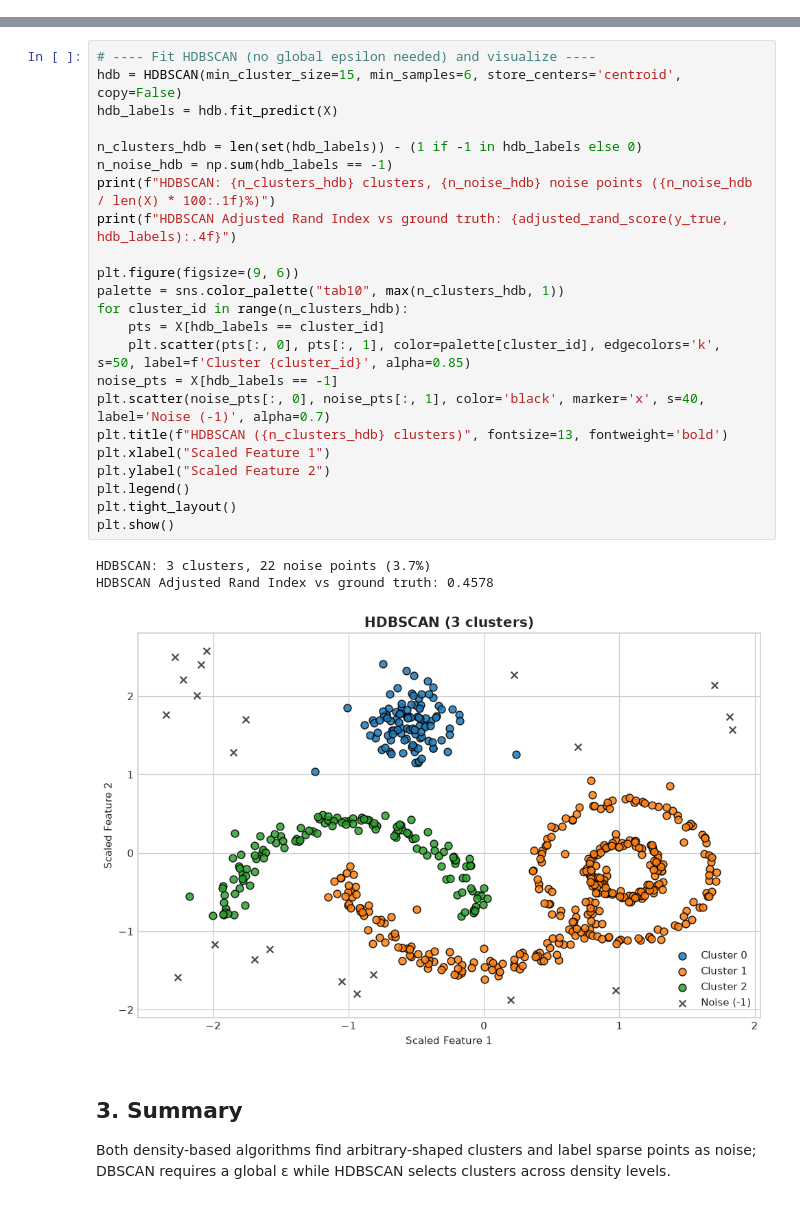
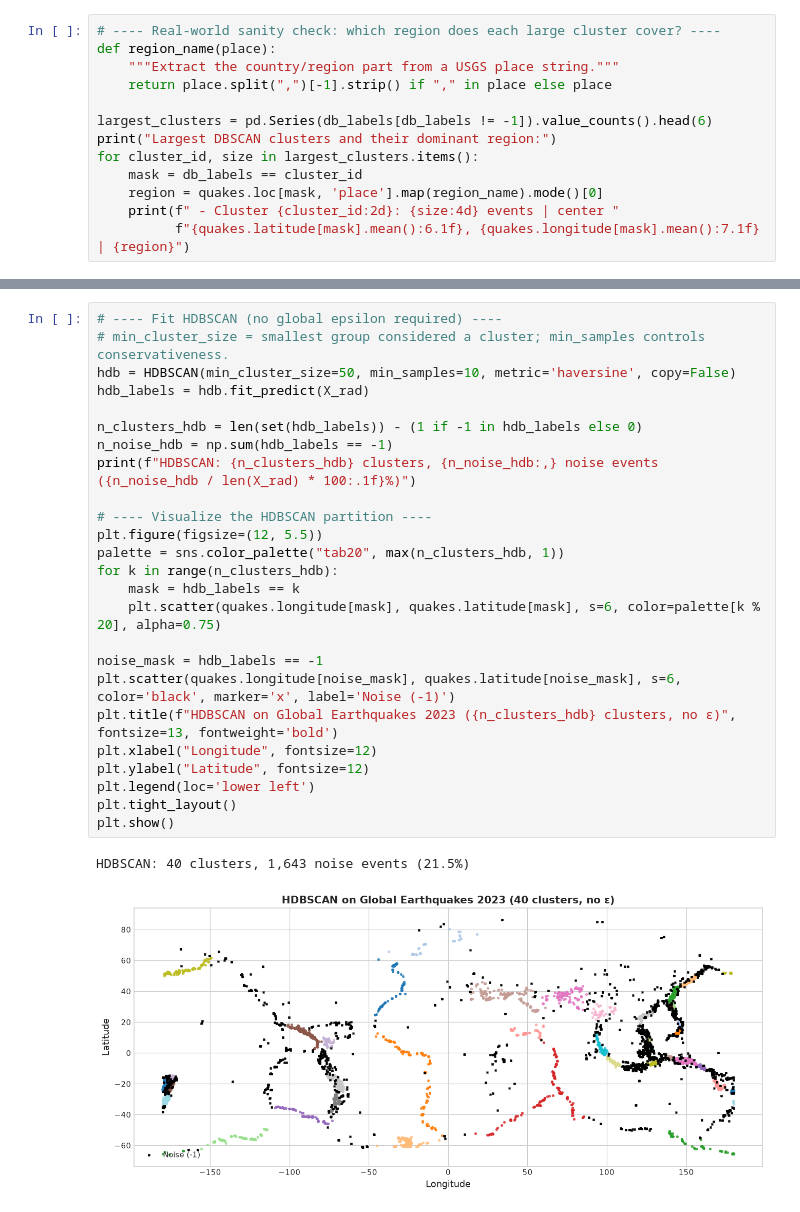
Before and after one commit to Atik203/ML-Algorithms, a Jupyter notebook: notebooks/02_density_based_learning.ipynb, the cells around one changed output, grey strips where cells are left out. Saved outputs shown, nothing was run; the diff lists cells and outputs as text.

```diff
--- a/notebooks/02_density_based_learning.ipynb
+++ b/notebooks/02_density_based_learning.ipynb
@@ -132,0 +128,13 @@ DBSCAN Adjusted Rand Index vs ground truth: 0.4637
+# %%
+# ---- Real-world sanity check: which region does each large cluster cover? ----
+def region_name(place):
+    """Extract the country/region part from a USGS place string."""
+    return place.split(",")[-1].strip() if "," in place else place
+
+largest_clusters = pd.Series(db_labels[db_labels != -1]).value_counts().head(6)
+print("Largest DBSCAN clusters and their dominant region:")
+for cluster_id, size in largest_clusters.items():
+    mask = db_labels == cluster_id
+    region = quakes.loc[mask, 'place'].map(region_name).mode()[0]
+    print(f" - Cluster {cluster_id:2d}: {size:4d} events | center "
+          f"{quakes.latitude[mask].mean():6.1f}, {quakes.longitude[mask].mean():7.1f} | {region}")
@@ -142,32 +158,29 @@ DBSCAN Adjusted Rand Index vs ground truth: 0.4637
 6. **Output:** clusters of varying density, membership probabilities, and noise labels - with no global ε.
 # %%
-# ---- Fit HDBSCAN (no global epsilon needed) and visualize ----
-hdb = HDBSCAN(min_cluster_size=15, min_samples=6, store_centers='centroid', copy=False)
-hdb_labels = hdb.fit_predict(X)
+# ---- Fit HDBSCAN (no global epsilon required) ----
+# min_cluster_size = smallest group considered a cluster; min_samples controls conservativeness.
+hdb = HDBSCAN(min_cluster_size=50, min_samples=10, metric='haversine', copy=False)
+hdb_labels = hdb.fit_predict(X_rad)
 
 n_clusters_hdb = len(set(hdb_labels)) - (1 if -1 in hdb_labels else 0)
 n_noise_hdb = np.sum(hdb_labels == -1)
-print(f"HDBSCAN: {n_clusters_hdb} clusters, {n_noise_hdb} noise points ({n_noise_hdb / len(X) * 100:.1f}%)")
-print(f"HDBSCAN Adjusted Rand Index vs ground truth: {adjusted_rand_score(y_true, hdb_labels):.4f}")
+print(f"HDBSCAN: {n_clusters_hdb} clusters, {n_noise_hdb:,} noise events ({n_noise_hdb / len(X_rad) * 100:.1f}%)")
 
-plt.figure(figsize=(9, 6))
-palette = sns.color_palette("tab10", max(n_clusters_hdb, 1))
-for cluster_id in range(n_clusters_hdb):
-    pts = X[hdb_labels == cluster_id]
-    plt.scatter(pts[:, 0], pts[:, 1], color=palette[cluster_id], edgecolors='k', s=50, label=f'Cluster {cluster_id}', alpha=0.85)
-noise_pts = X[hdb_labels == -1]
-plt.scatter(noise_pts[:, 0], noise_pts[:, 1], color='black', marker='x', s=40, label='Noise (-1)', alpha=0.7)
-plt.title(f"HDBSCAN ({n_clusters_hdb} clusters)", fontsize=13, fontweight='bold')
-plt.xlabel("Scaled Feature 1")
-plt.ylabel("Scaled Feature 2")
-plt.legend()
+# ---- Visualize the HDBSCAN partition ----
+plt.figure(figsize=(12, 5.5))
+palette = sns.color_palette("tab20", max(n_clusters_hdb, 1))
+for k in range(n_clusters_hdb):
+    mask = hdb_labels == k
+    plt.scatter(quakes.longitude[mask], quakes.latitude[mask], s=6, color=palette[k % 20], alpha=0.75)
+
+noise_mask = hdb_labels == -1
+plt.scatter(quakes.longitude[noise_mask], quakes.latitude[noise_mask], s=6, color='black', marker='x', label='Noise (-1)')
+plt.title(f"HDBSCAN on Global Earthquakes 2023 ({n_clusters_hdb} clusters, no ε)", fontsize=13, fontweight='bold')
+plt.xlabel("Longitude", fontsize=12)
+plt.ylabel("Latitude", fontsize=12)
+plt.legend(loc='lower left')
 plt.tight_layout()
 plt.show()
 # %% [output]
-HDBSCAN: 3 clusters, 22 noise points (3.7%)
-HDBSCAN Adjusted Rand Index vs ground truth: 0.4578
+HDBSCAN: 40 clusters, 1,643 noise events (21.5%)
-[figure, old version]
+[figure, new version]
-# %% [markdown]
-## 3. Summary
-Both density-based algorithms find arbitrary-shaped clusters and label sparse points
-as noise; DBSCAN requires a global ε while HDBSCAN selects clusters across density levels.
```
Also changed, not shown: parts of 12 cells of this notebook, 15 other files.
